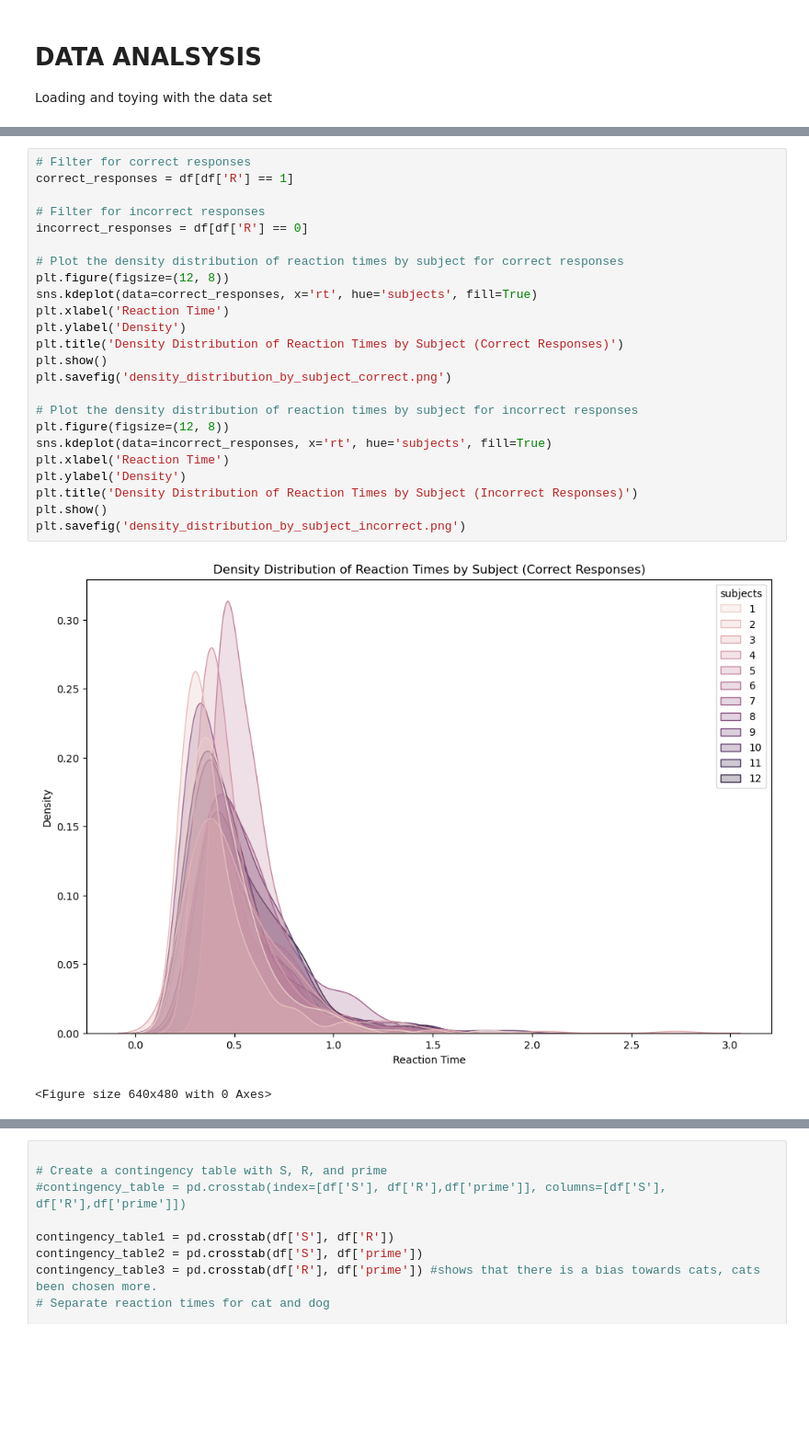
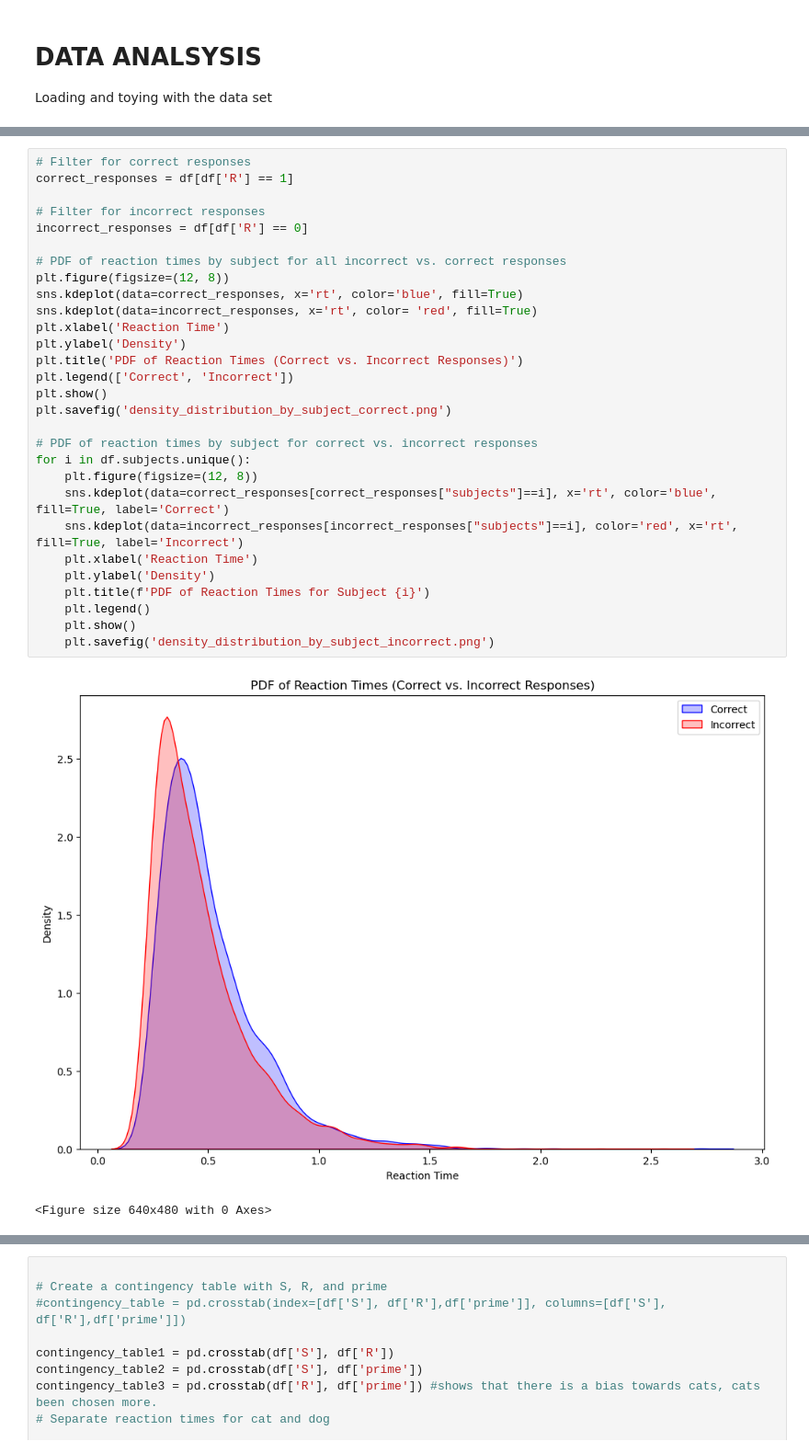
Before and after one commit to JesseK18/DDM_final-, a Jupyter notebook: data.ipynb, the cells around one changed output, grey strips where cells are left out. Shown at 92% size. Saved outputs shown, nothing was run; the diff lists cells and outputs as text; blank space fills up the shorter version.

```diff
--- a/data.ipynb
+++ b/data.ipynb
@@ -50,27 +48,32 @@ plt.savefig('reaction_times.png')
 # %%
 # Filter for correct responses
 correct_responses = df[df['R'] == 1]
 
 # Filter for incorrect responses
 incorrect_responses = df[df['R'] == 0]
 
-# Plot the density distribution of reaction times by subject for correct responses
+# PDF of reaction times by subject for all incorrect vs. correct responses
 plt.figure(figsize=(12, 8))
-sns.kdeplot(data=correct_responses, x='rt', hue='subjects', fill=True)
+sns.kdeplot(data=correct_responses, x='rt', color='blue', fill=True)
+sns.kdeplot(data=incorrect_responses, x='rt', color= 'red', fill=True)
 plt.xlabel('Reaction Time')
 plt.ylabel('Density')
-plt.title('Density Distribution of Reaction Times by Subject (Correct Responses)')
+plt.title('PDF of Reaction Times (Correct vs. Incorrect Responses)')
+plt.legend(['Correct', 'Incorrect'])
 plt.show()
 plt.savefig('density_distribution_by_subject_correct.png')
 
-# Plot the density distribution of reaction times by subject for incorrect responses
-plt.figure(figsize=(12, 8))
-sns.kdeplot(data=incorrect_responses, x='rt', hue='subjects', fill=True)
-plt.xlabel('Reaction Time')
-plt.ylabel('Density')
-plt.title('Density Distribution of Reaction Times by Subject (Incorrect Responses)')
-plt.show()
-plt.savefig('density_distribution_by_subject_incorrect.png')
+# PDF of reaction times by subject for correct vs. incorrect responses
+for i in df.subjects.unique():
+    plt.figure(figsize=(12, 8))
+    sns.kdeplot(data=correct_responses[correct_responses["subjects"]==i], x='rt', color='blue', fill=True, label='Correct')
+    sns.kdeplot(data=incorrect_responses[incorrect_responses["subjects"]==i], color='red', x='rt', fill=True, label='Incorrect')
+    plt.xlabel('Reaction Time')
+    plt.ylabel('Density')
+    plt.title(f'PDF of Reaction Times for Subject {i}')
+    plt.legend()
+    plt.show()
+    plt.savefig('density_distribution_by_subject_incorrect.png')
 # %% [output]
-[figure, old version]
+[figure, new version]
 <Figure size 640x480 with 0 Axes>
```
Also changed, not shown: parts of 24 cells of this notebook.
